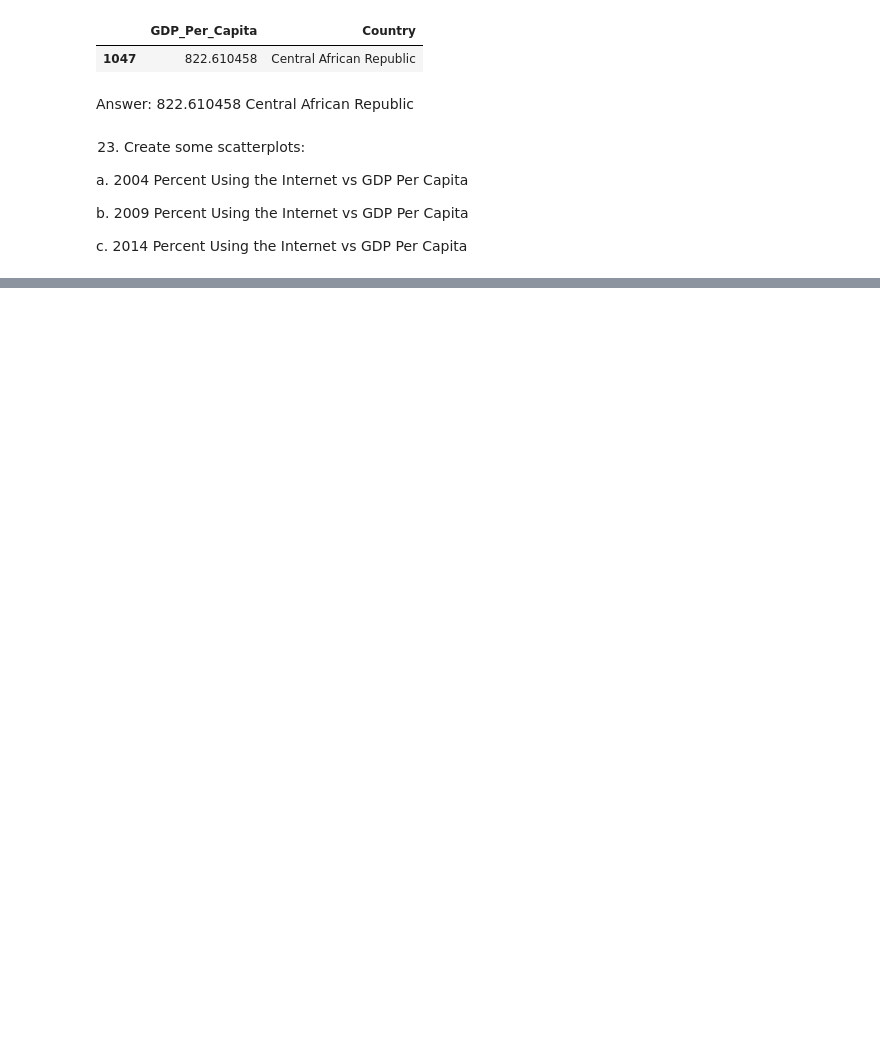
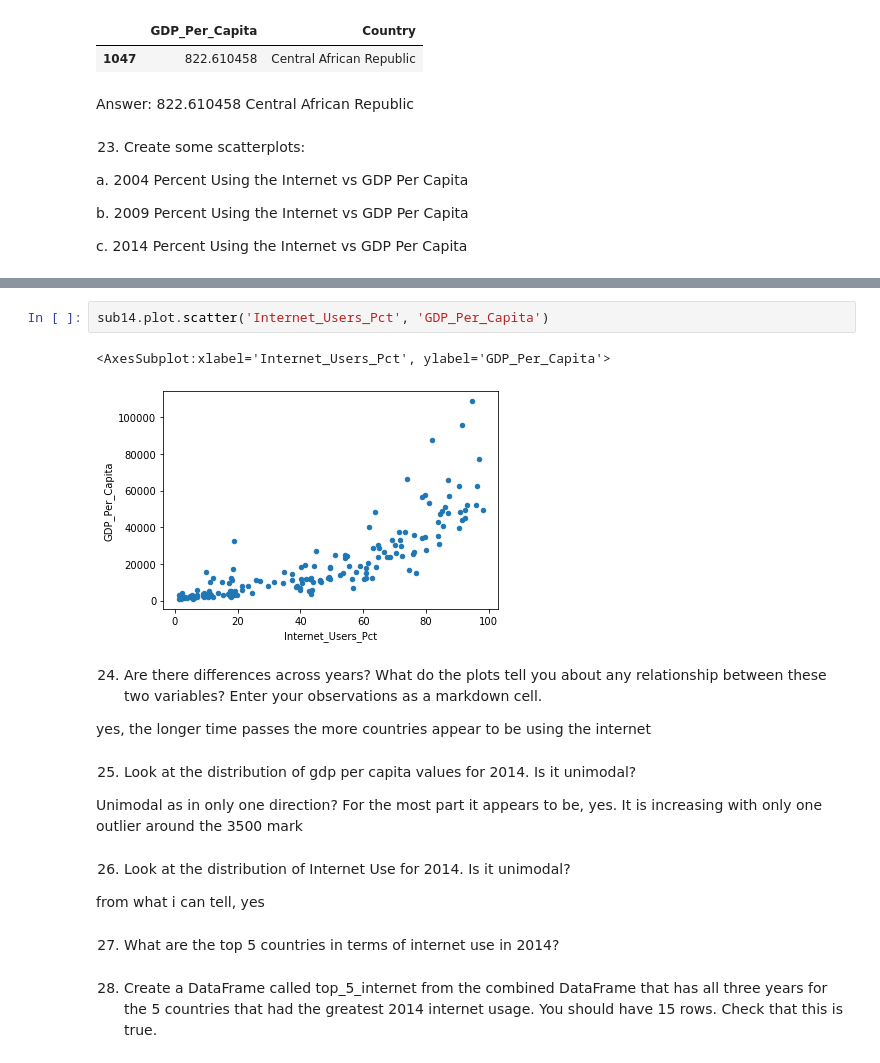
Before and after one commit to NSS-Data-Analytics-Cohort-6/gdp-and-internet-usage-Megan1034, a Jupyter notebook: notebooks/GDP_project.ipynb, the cells around one changed output, grey strips where cells are left out. Saved outputs shown, nothing was run; the diff lists cells and outputs as text; blank space fills up the shorter version.

Commit message:
worked into 28 but Im a little stuck on how to get the list to filter by top 5 countries

```diff
--- a/notebooks/GDP_project.ipynb
+++ b/notebooks/GDP_project.ipynb
@@ -365,0 +382,21 @@ c. 2014 Percent Using the Internet vs GDP Per Capita
+# %%
+sub14.plot.scatter('Internet_Users_Pct', 'GDP_Per_Capita')
+# %% [output]
+<AxesSubplot:xlabel='Internet_Users_Pct', ylabel='GDP_Per_Capita'>
+[figure, added]
+# %% [markdown]
+24. Are there differences across years? What do the plots tell you about any relationship between these two variables? Enter your observations as a markdown cell.
+
+yes, the longer time passes the more countries appear to be using the internet
+# %% [markdown]
+25. Look at the distribution of gdp per capita values for 2014. Is it unimodal?
+
+Unimodal as in only one direction? For the most part it appears to be, yes. It is increasing with only one outlier around the 3500 mark
+# %% [markdown]
+26. Look at the distribution of Internet Use for 2014. Is it unimodal?
+
+from what i can tell, yes
+# %% [markdown]
+27. What are the top 5 countries in terms of internet use in 2014?
+# %% [markdown]
+28. Create a DataFrame called top_5_internet from the combined DataFrame that has all three years for the 5 countries that had the greatest 2014 internet usage. You should have 15 rows. Check that this is true.
```
Also changed, not shown: parts of 18 cells of this notebook.
